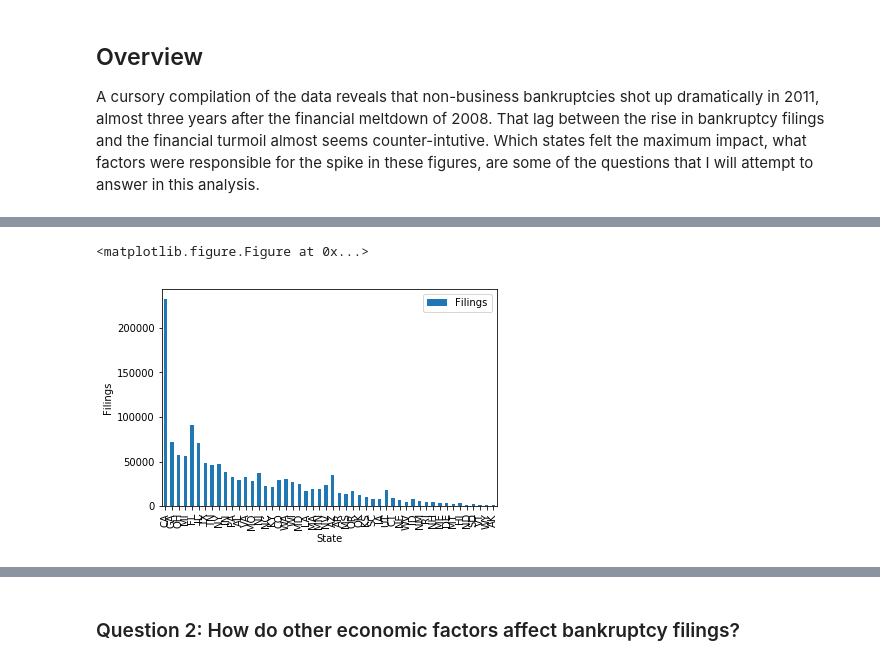
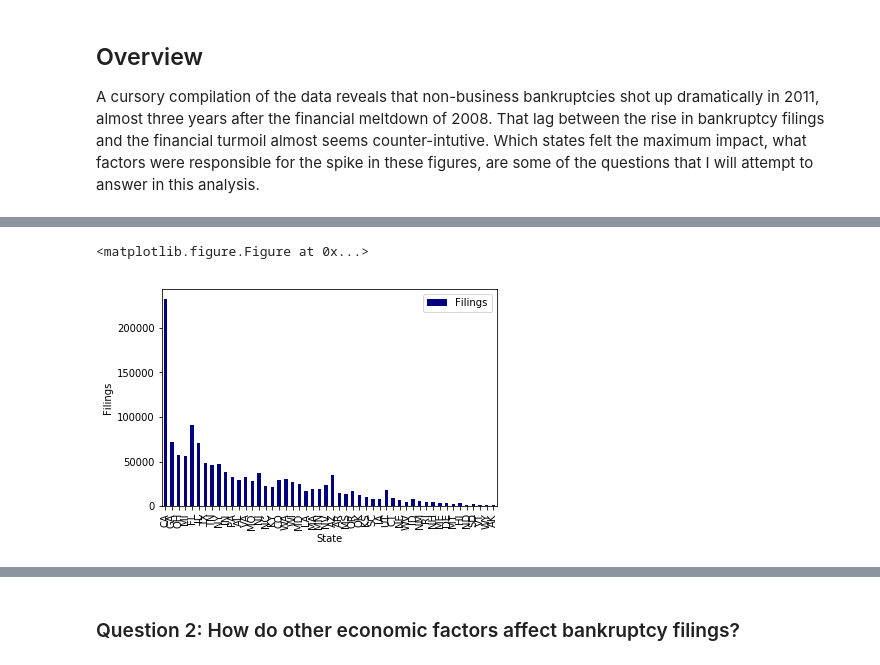
Before and after one commit to mrinalinikrishna/learningpython, a Jupyter notebook: Capstone_Draft.ipynb, the cells around one changed output, grey strips where cells are left out. Saved outputs shown, nothing was run; the diff lists cells and outputs as text; code cells hidden in the pictures.

```diff
--- a/Capstone_Draft.ipynb
+++ b/Capstone_Draft.ipynb
@@ -21,9 +29,9 @@ import matplotlib.pyplot as plt
 %matplotlib inline
 import statistics
 df2 =pd.read_csv('C:/newfile.csv')
-df3 = df2.set_index(['Year'])
+df2 = df2.set_index(['Year'])
 a=pd.DataFrame(df2['TOTAL'])
-plt.plot(a, color='red')
+plt.plot(a, color='darkorange')
 plt.ylabel('Filings')
 plt.xlabel('Year')
 plt.title('U.S. Bankruptcy Filings Q4 2007-2016')
@@ -37,12 +49,12 @@ If we look at the absolute number of filings, California seems to be the state w
 # %%
-y = pd.DataFrame(df3.drop(['TOTAL'], axis = 1))
+y = pd.DataFrame(df2.drop(['TOTAL'], axis = 1))
 plt.figure(figsize=(20, 5))
 statesonly =pd.DataFrame(y.max())
 statesonly.columns= ['Filings']
-statesonly.plot(kind = 'bar')
+statesonly.plot(kind = 'bar', color='navy')
 plt.ylabel('Filings')
 plt.xlabel('State')
 plt.show;
 # %% [output]
 <matplotlib.figure.Figure at 0x...>
-[figure, old version]
+[figure, new version]
```
Also changed, not shown: parts of 34 cells of this notebook.
